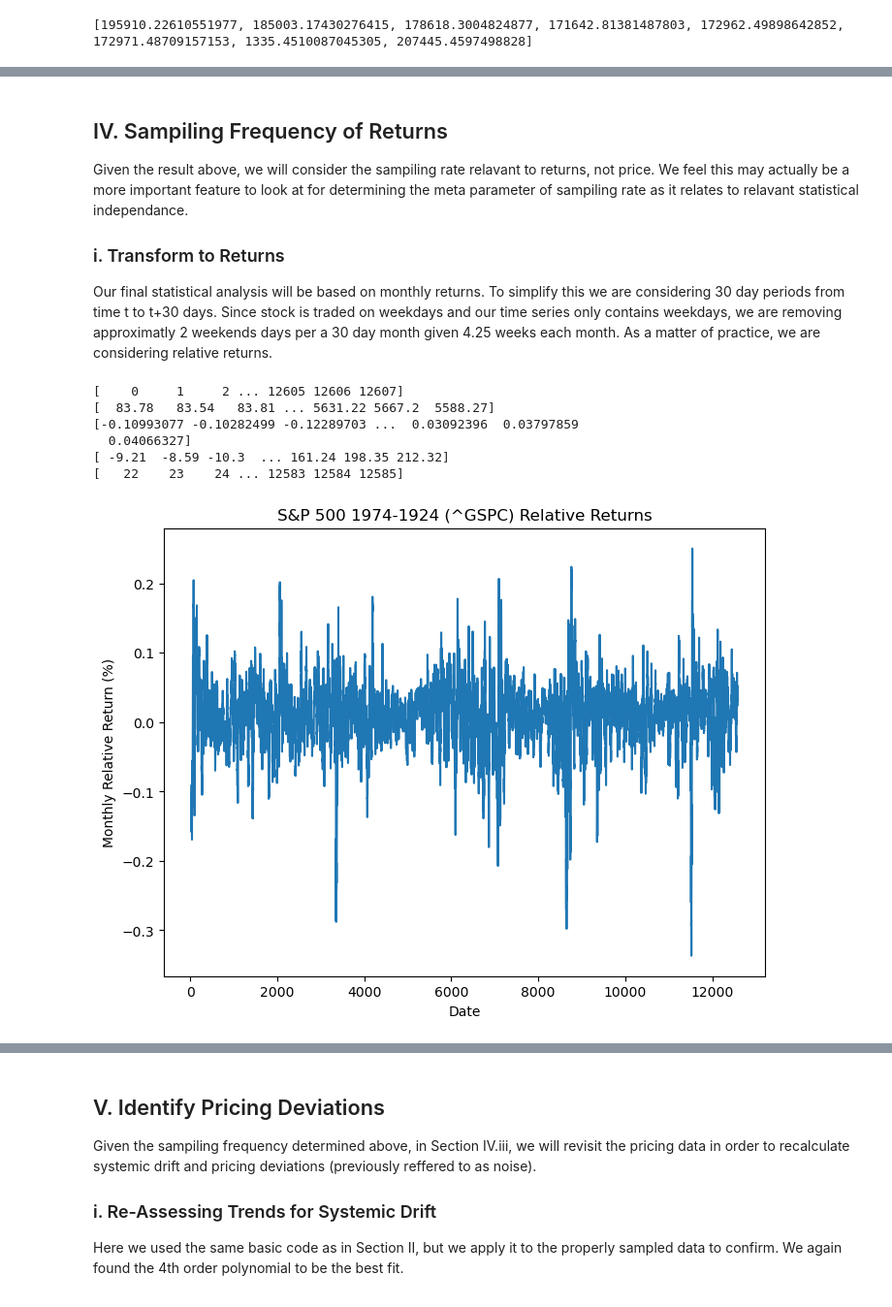
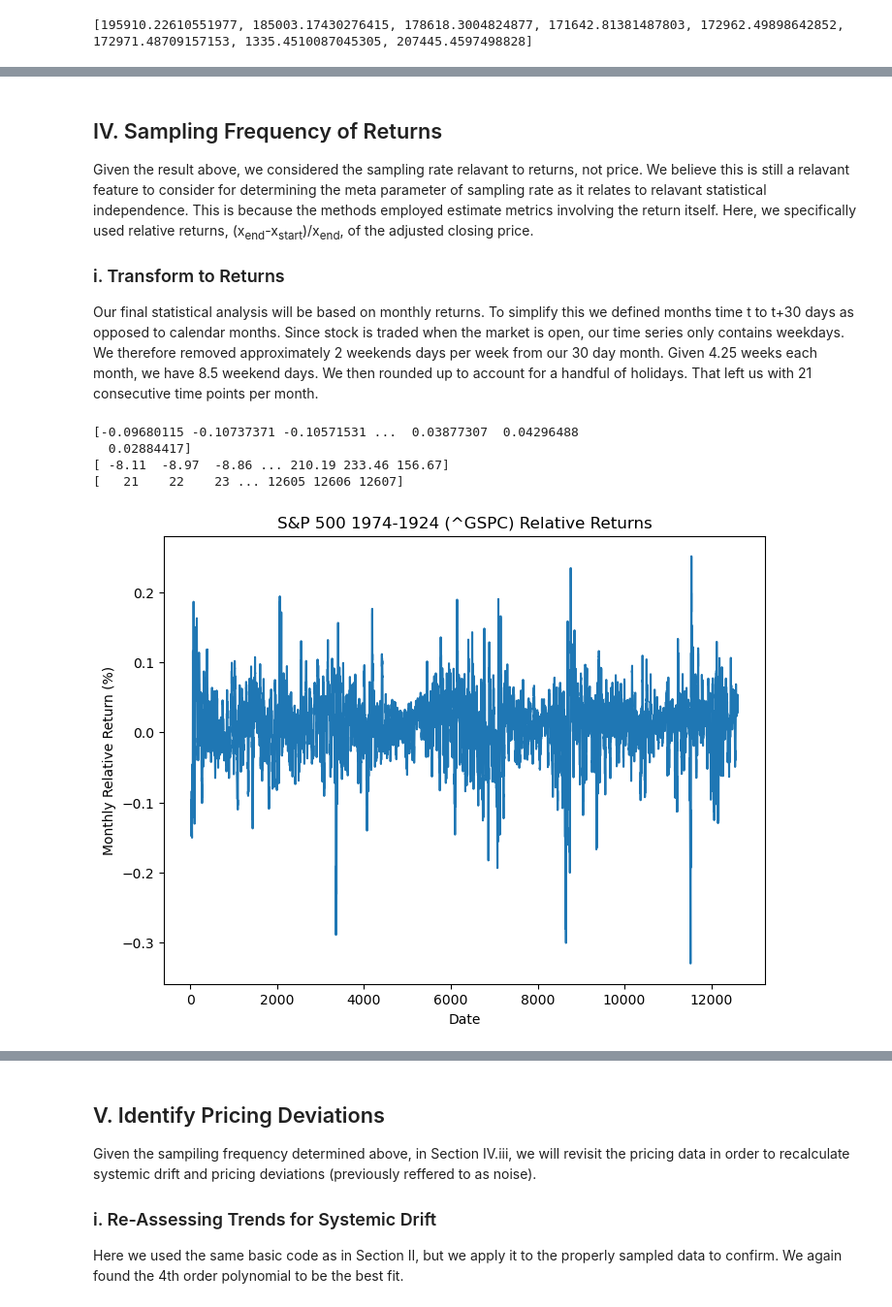
Before and after one commit to Rtasseff/condor_test, a Jupyter notebook: project/202407_marketTrends.ipynb, the cells around one changed output, grey strips where cells are left out. Shown at 97% size. Saved outputs shown, nothing was run; the diff lists cells and outputs as text; code cells hidden in the pictures.

```diff
--- a/project/202407_marketTrends.ipynb
+++ b/project/202407_marketTrends.ipynb
@@ -340,63 +387,74 @@ plt.show()
 # %% [markdown]
-## IV. Sampiling Frequency of Returns
-Given the result above, we will consider the sampiling rate relavant to returns, not price.
-We feel this may actually be a more important feature to look at for determining the
-meta parameter of sampiling rate as it relates to relavant statistical independance.
+## IV. Sampling Frequency of Returns
+Given the result above, we considered the sampling rate relavant to returns, not price.
+We believe this is still a relavant feature to consider for determining the
+meta parameter of sampling rate as it relates to relavant statistical independence.
+This is because the methods employed estimate metrics involving the return itself.
+Here, we specifically used relative returns, (x<sub>end</sub>-x<sub>start</sub>)/x<sub>end</sub>,
+of the adjusted closing price.
 
 ### i. Transform to Returns
 Our final statistical analysis will be based on monthly returns.
-To simplify this we are considering 30 day periods from time t to t+30 days.
-Since stock is traded on weekdays and our time series only contains weekdays,
-we are removing approximatly  2 weekends days per a 30 day month given 4.25 weeks each month.
-As a matter of practice, we are considering relative returns.
+To simplify this we defined months time t to t+30 days as opposed to calendar months.
+Since stock is traded when the market is open, our time series only contains weekdays.
+We therefore removed approximately 2 weekends days per week from our 30 day month.
+Given 4.25 weeks each month, we have 8.5 weekend days.
+We then rounded up to account for a handful of holidays.
+That left us with 21 consecutive time points per month.
 # %%
 # Just to be sure we know whats what
 x = np.arange(len(sp500_history['Adj Close**']))
 y = np.array(sp500_history['Adj Close**'])
 
-print(x)
-print(y)
 
-# Open market days in a month: 30(days per month) - 4.25(weeks in 30 days) * 2(weekend days)
-days = 30 - 8
-n = len(y)-days
+# Open market Days in Month (dinm)
+dinm = 30 - 9
 
 # calculate returns
-yReturn = np.zeros(n-days)
-yReturn_nonrel = np.zeros(n-days) #just for a fun note
-xReturn = []
-for i in range(n-days):
-    yReturn[i] = (y[i+days] - y[i]) / y[i]
-    yReturn_nonrel[i] = (y[i+days] - y[i])
-    xReturn.append(x[i+days])
+def calcReturns(y, period=21, relative=True):
+    n = len(y)
+    yReturn = np.zeros(n-period)
+    xReturn = []
+    for i in range(n-period):
 
-xReturn = np.array(xReturn)
+        if relative:
+            denom = y[i]
+        else:
+            denom = 1.0
+
+        yReturn[i] = (y[i+period] - y[i]) / denom
+        xReturn.append(x[i+period])
+
+    xReturn = np.array(xReturn)
+    return xReturn, yReturn
+
+
+xReturn, yReturn = calcReturns(y, period=dinm)
+xReturn, yReturn_nonrel = calcReturns(y, period=dinm, relative=False)#just for a fun note
 
 # Show for sanity check
 print(yReturn)
 print(yReturn_nonrel)
 print(xReturn)
 
 # Plot the data for sanity check
 plt.figure(figsize=(8, 6))
 plt.plot(xReturn, yReturn)
 plt.xlabel('Date')
 plt.ylabel('Monthly Relative Return (%)')
 plt.title('S&P 500 1974-1924 (^GSPC) Relative Returns')
 plt.show()
 
 # Plot the non relative data for fun
 plt.figure(figsize=(8, 6))
 plt.plot(xReturn, yReturn_nonrel)
 plt.xlabel('Date')
 plt.ylabel('Monthly Return, Not Relative')
 plt.title('S&P 500 1974-1924 (^GSPC) Non-Relative Returns (for fun)')
 plt.show()
 # %% [output]
-[    0     1     2 ... 12605 12606 12607]
-[  83.78   83.54   83.81 ... 5631.22 5667.2  5588.27]
-[-0.10993077 -0.10282499 -0.12289703 ...  0.03092396  0.03797859
-  0.04066327]
-[ -9.21  -8.59 -10.3  ... 161.24 198.35 212.32]
-[   22    23    24 ... 12583 12584 12585]
+[-0.09680115 -0.10737371 -0.10571531 ...  0.03877307  0.04296488
+  0.02884417]
+[ -8.11  -8.97  -8.86 ... 210.19 233.46 156.67]
+[   21    22    23 ... 12605 12606 12607]
-[figure, old version]
+[figure, new version]
```
Also changed, not shown: parts of 15 cells of this notebook.
